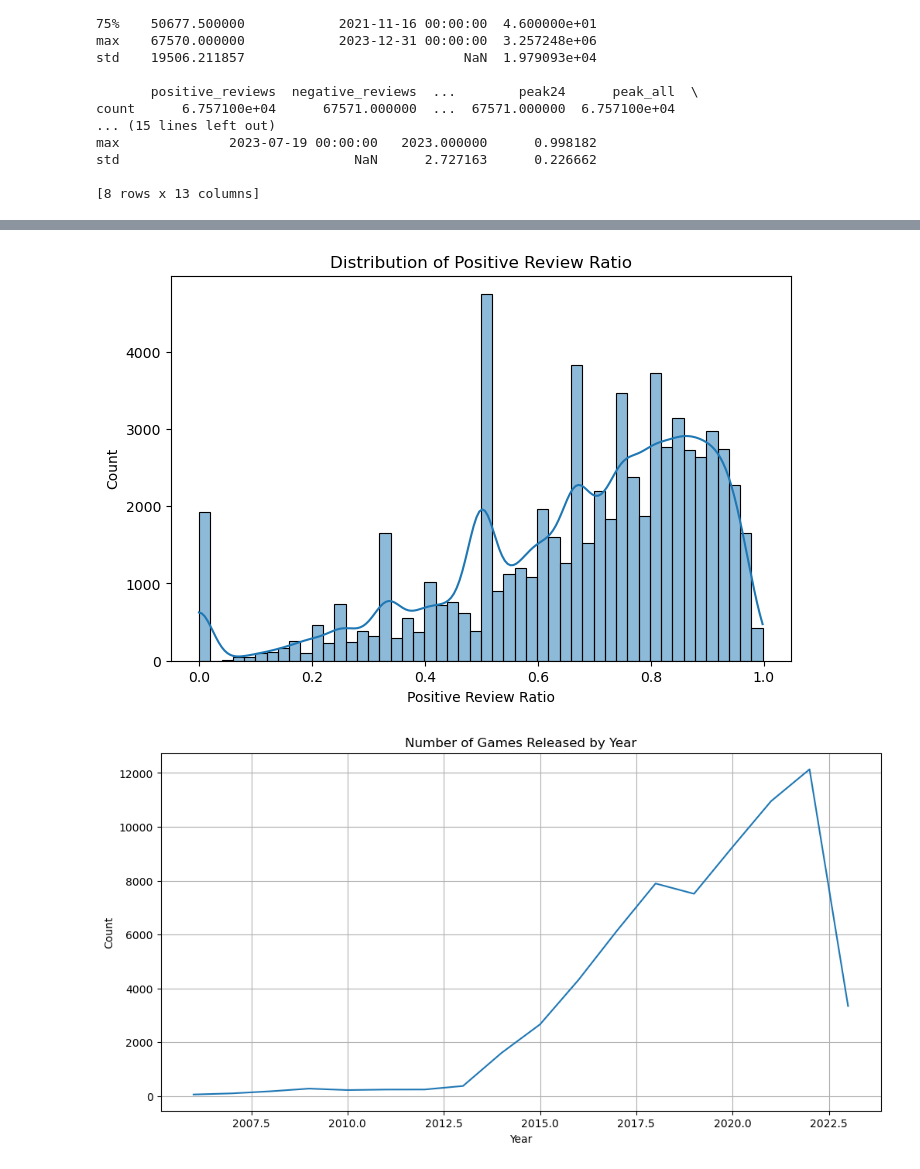
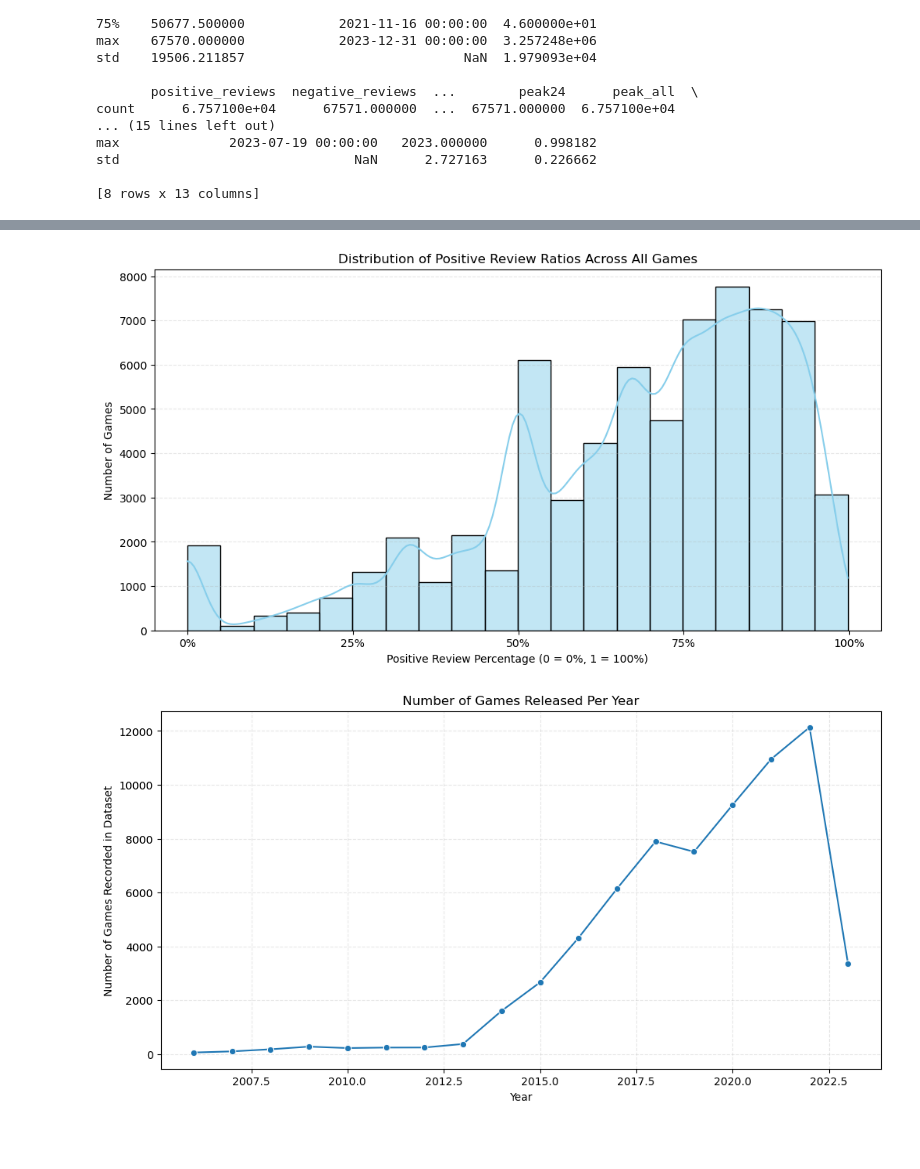
Before and after one commit to chrisalcala182/ISDA111_Final_Project, a Jupyter notebook: ISDA111_Group_FInal.ipynb, the cells around one changed output, grey strips where cells are left out. Saved outputs shown, nothing was run; the diff lists cells and outputs as text; code cells hidden in the pictures; blank space fills up the shorter version.

```diff
--- a/ISDA111_Group_FInal.ipynb
+++ b/ISDA111_Group_FInal.ipynb
@@ -162,23 +172,40 @@ plt.show()
 # %%
-#This histogram shows how most games receive a high percentage of positive reviews, with fewer games falling into lower ratings.
-plt.figure(figsize=(8,5))
-sns.histplot(df['pos_ratio'], bins=50, kde=True)
-plt.title("Distribution of Positive Review Ratio")
-plt.xlabel("Positive Review Ratio")
-plt.ylabel("Count")
+#This visualization shows how positive the reviews are across all games by
+#displaying how many games fall into each review percentage range.
+
+plt.figure(figsize=(12,6))
+sns.histplot(
+    df['pos_ratio'],
+    bins=20,
+    kde=True,
+    color='skyblue',
+    edgecolor='black'
+)
+
+plt.title("Distribution of Positive Review Ratios Across All Games")
+plt.xlabel("Positive Review Percentage (0 = 0%, 1 = 100%)")
+plt.ylabel("Number of Games")
+plt.xticks([0, 0.25, 0.50, 0.75, 1.00], ["0%", "25%", "50%", "75%", "100%"])
+plt.grid(axis='y', linestyle='--', alpha=0.3)
+
 plt.show()
 # %% [output]
-[figure, old version]
+[figure, new version]
 # %%
-#This graph displays how the number of games released each year has changed, revealing overall growth in game publishing over time.
-df['year'].value_counts().sort_index().plot(
-    kind='line', figsize=(12,6)
-)
-plt.title("Number of Games Released by Year")
+#This visualization shows how many games were released each year in the dataset,
+#allowing us to observe long-term growth trends while noting incomplete recent years.
+
+games_per_year = df['year'].value_counts().sort_index()
+
+plt.figure(figsize=(12,6))
+sns.lineplot(x=games_per_year.index, y=games_per_year.values, marker="o")
+
+plt.title("Number of Games Released Per Year")
 plt.xlabel("Year")
-plt.ylabel("Count")
-plt.grid(True)
+plt.ylabel("Number of Games Recorded in Dataset")
+
+plt.grid(True, linestyle="--", alpha=0.3)
 plt.show()
 # %% [output]
-[figure, old version]
+[figure, new version]
 # %%
```
Also changed, not shown: parts of 3 cells of this notebook.
